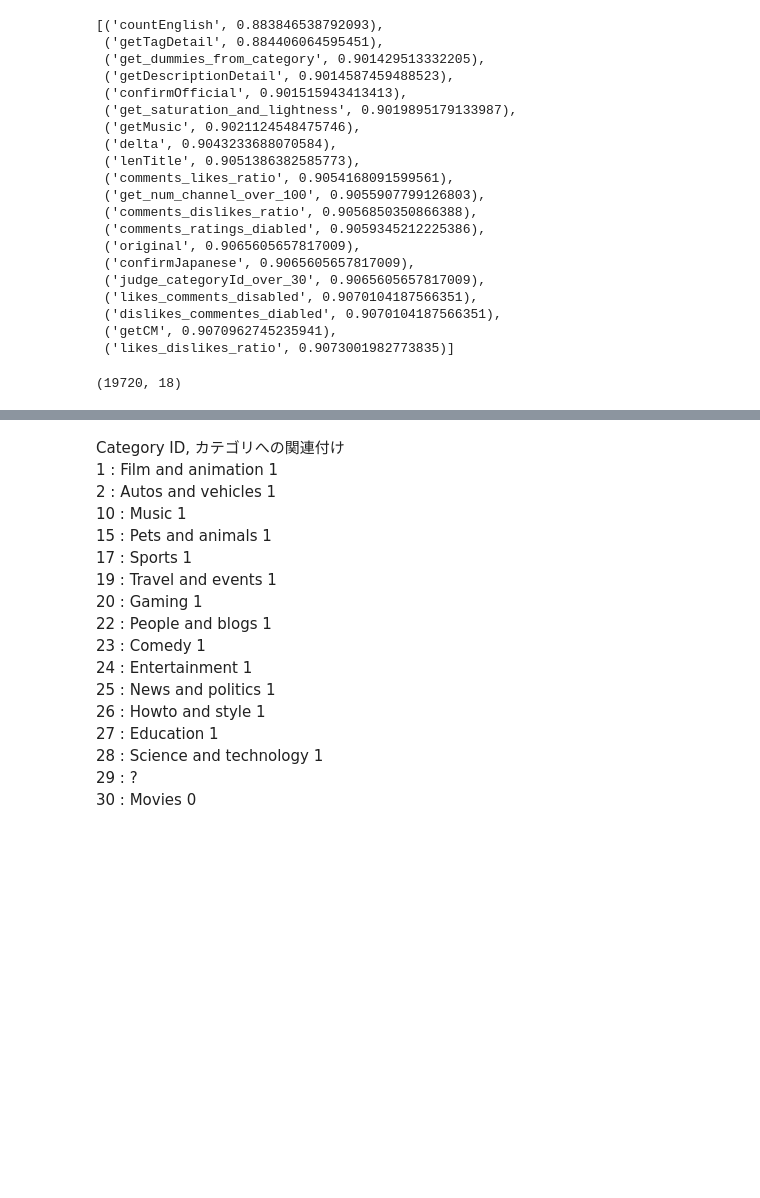
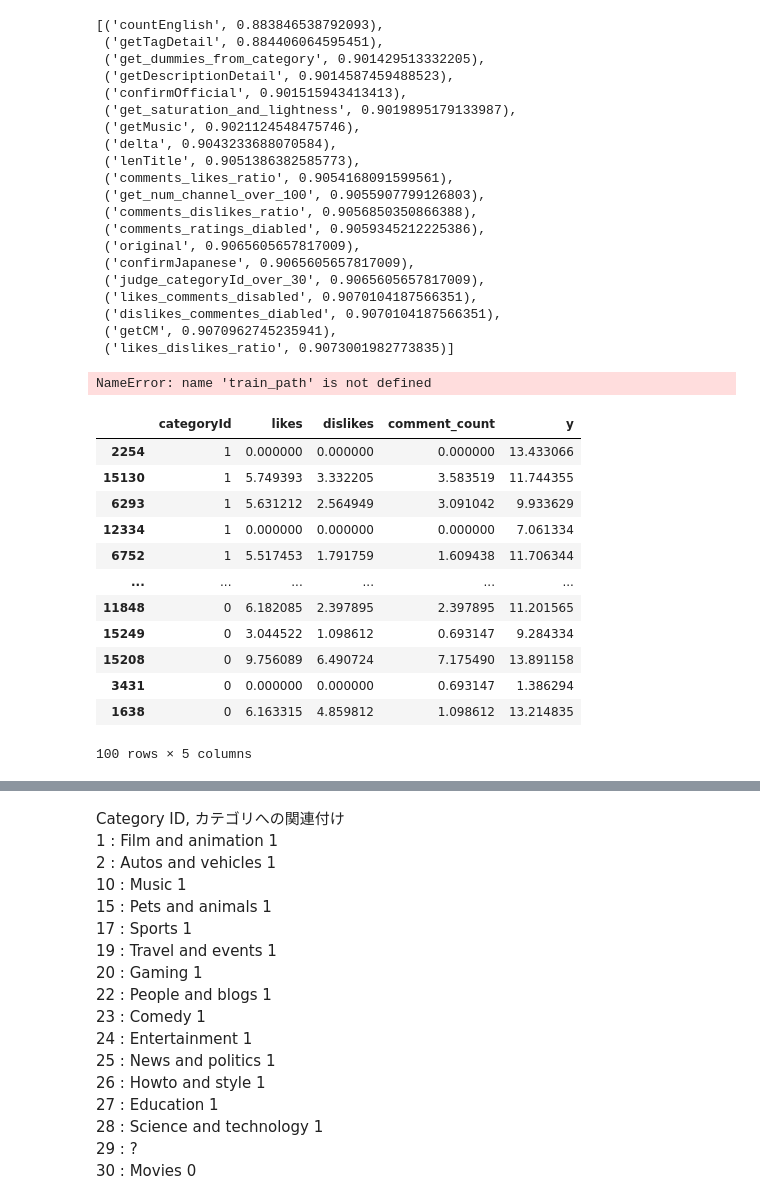
Before and after one commit to t-rryyyoooo/youtube, a Jupyter notebook: kernel.ipynb, the cells around one changed output, grey strips where cells are left out. Cells and saved outputs as stored; diff of their text form; code cells hidden in the pictures; blank space fills up the shorter version.

```diff
--- a/kernel.ipynb
+++ b/kernel.ipynb
@@ -428,5 +526,32 @@ test = pd.read_csv("data/test_data.csv")
 train["thumbnail_path"] = [str(x) for x in sorted(train_path.glob("image*"))]
 test["thumbnail_path"] = [str(x) for x in sorted(test_path.glob("image*"))]
 train.shape
+どうして、入ったの？
+sansanの強さは？
+どの職種に応募する？
 # %% [output]
-(19720, 18)
+NameError: name 'train_path' is not defined
+# %%
+t = train.sort_values("categoryId", ascending=False).loc[:, ["categoryId", "likes", "dislikes", "comment_count", "y"]].iloc[1000 : 1100, :]
+t["categoryId"] = t["categoryId"].apply(lambda x : 1 if x == 28 else 0)
+t["likes"] = t["likes"].apply(lambda x : np.log(x + 1))
+t["dislikes"] = t["dislikes"].apply(lambda x : np.log(x + 1))
+t["comment_count"] = t["comment_count"].apply(lambda x : np.log(x + 1))
+t["y"] = t["y"].apply(lambda x : np.log(x + 1))
+t.to_csv("data/part.csv", index=False)
+# %%
+t
+# %% [output]
+|  | categoryId | likes | dislikes | comment_count | y |
+| 2254 | 1 | 0.000000 | 0.000000 | 0.000000 | 13.433066 |
+| 15130 | 1 | 5.749393 | 3.332205 | 3.583519 | 11.744355 |
+| 6293 | 1 | 5.631212 | 2.564949 | 3.091042 | 9.933629 |
+| 12334 | 1 | 0.000000 | 0.000000 | 0.000000 | 7.061334 |
+| 6752 | 1 | 5.517453 | 1.791759 | 1.609438 | 11.706344 |
+| ... | ... | ... | ... | ... | ... |
+| 11848 | 0 | 6.182085 | 2.397895 | 2.397895 | 11.201565 |
+| 15249 | 0 | 3.044522 | 1.098612 | 0.693147 | 9.284334 |
+| 15208 | 0 | 9.756089 | 6.490724 | 7.175490 | 13.891158 |
+| 3431 | 0 | 0.000000 | 0.000000 | 0.693147 | 1.386294 |
+| 1638 | 0 | 6.163315 | 4.859812 | 1.098612 | 13.214835 |
+100 rows × 5 columns
```
Also changed, not shown: parts of 21 cells of this notebook, 1 other file.
